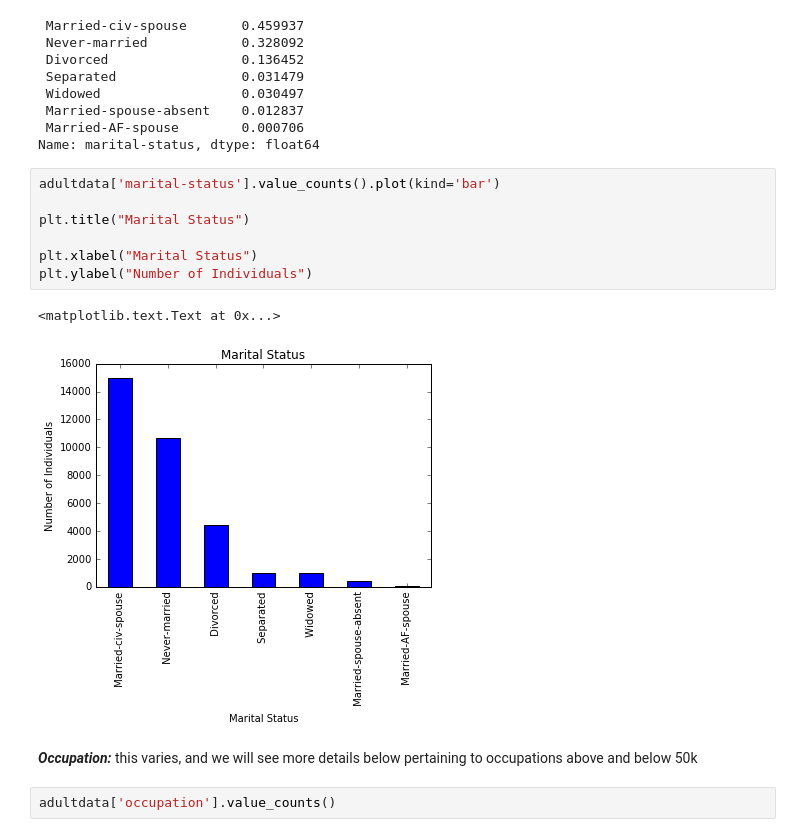
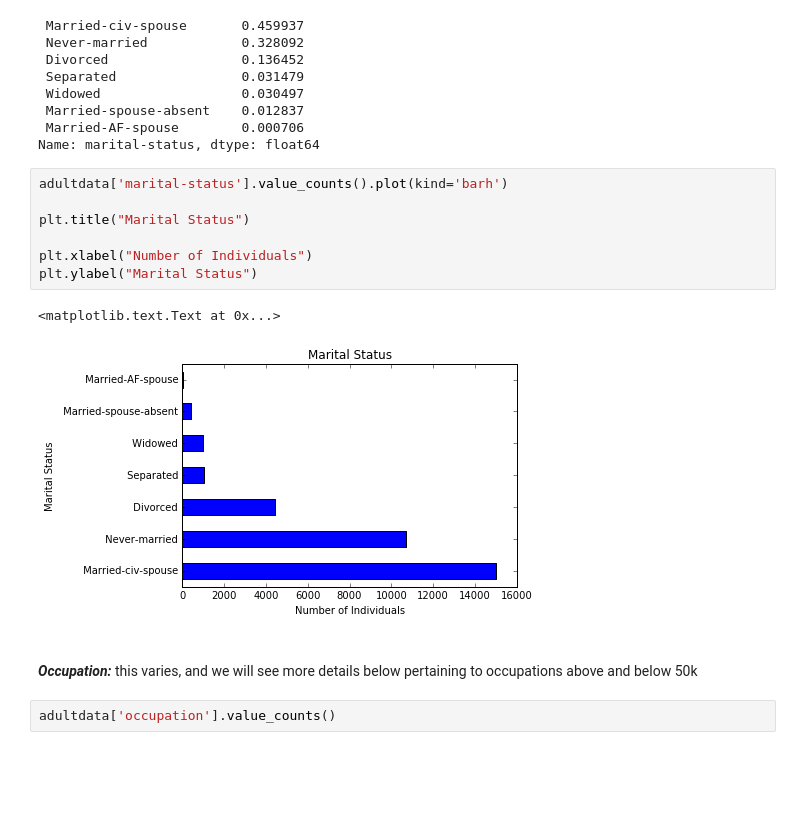
Before and after one commit to SoleilSunshine/Portfolio, a Jupyter notebook: AdultIncome-LogisticReg.ipynb, the cells around one changed output. Saved outputs shown, nothing was run; the diff lists cells and outputs as text; blank space fills up the shorter version.

```diff
--- a/AdultIncome-LogisticReg.ipynb
+++ b/AdultIncome-LogisticReg.ipynb
@@ -182,17 +190,17 @@ adultdata['marital-status'].value_counts(normalize=True)
  Married-AF-spouse        0.000706
 Name: marital-status, dtype: float64
 # %%
-adultdata['marital-status'].value_counts().plot(kind='bar')
+adultdata['marital-status'].value_counts().plot(kind='barh')
 
 plt.title("Marital Status")
 
-plt.xlabel("Marital Status")
-plt.ylabel("Number of Individuals")
+plt.xlabel("Number of Individuals")
+plt.ylabel("Marital Status")
 # %% [output]
 <matplotlib.text.Text at 0x...>
-[figure, old version]
+[figure, new version]
 # %% [markdown]
-***Occupation:*** this varies, and we will see more details below pertaining to occupations above and below 50k
+<br>***Occupation:*** this varies, and we will see more details below pertaining to occupations above and below 50k
 # %%
 adultdata['occupation'].value_counts()
 # %% [output]
```
Also changed, not shown: parts of 114 cells of this notebook.
